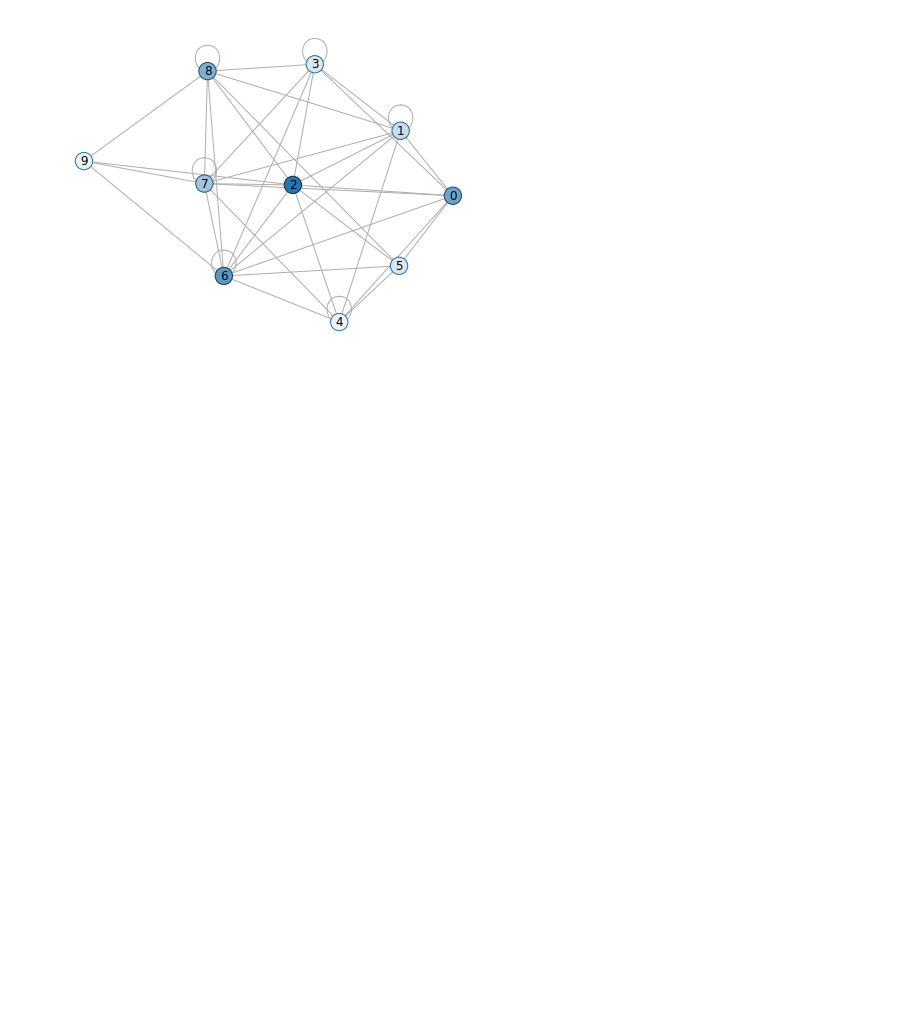
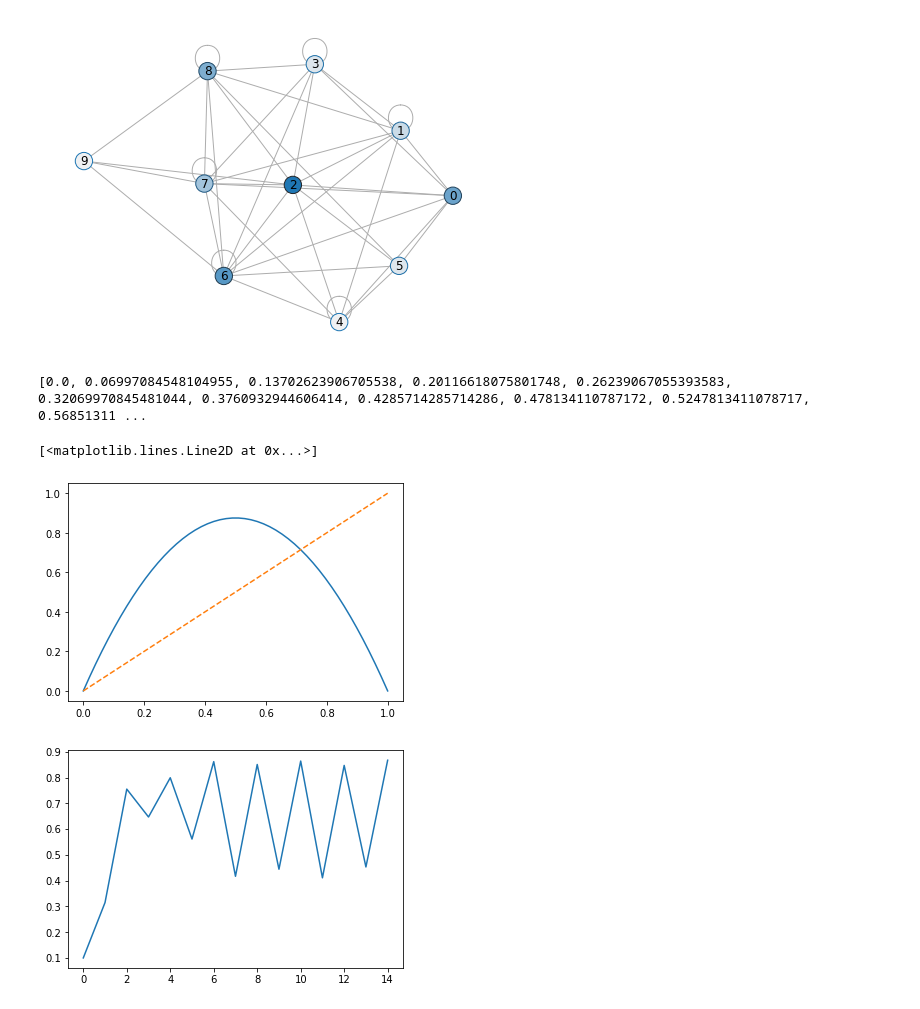
Before and after one commit to Benjamin-Wkd/Network-Graph-Analysis, a Jupyter notebook: load Matlab struct.ipynb, the cells around one changed output. Drawn from its saved outputs; the diff is of its cells as text; code cells hidden in the pictures; blank space fills up the shorter version.

```diff
--- a/load Matlab struct.ipynb
+++ b/load Matlab struct.ipynb
@@ -636,11 +713,4 @@ def normed_mi_hand(x,y):
   return norm_MI, surrogate
-# %%
-# surrogate
-mi = []
-for i in range(3):
-  yrand = np.random.shuffle(y)
-  mi+=[gcmi_1d_cc(x,yrand)]
-  print(y, yrand)
 # %% [markdown]
 mi = []
 for i in range(100):
@@ -970,3 +1040,26 @@ ax, _ = cpnet.draw(D,c, x, ax,font_size=12,draw_labels_kwd={'labels':label_a} )
 {0: 0.7090909090909091, 1: 0.2903225806451613, 2: 1.0, 3: 0.1111111111111111, 4: 0.09090909090909091, 5: 0.17391304347826086, 6: 0.8615384615384616, 7: 0.45, 8: 0.6041666666666666, 9: 0.0}
 {0: 0, 1: 0, 2: 0, 3: 0, 4: 0, 5: 0, 6: 0, 7: 0, 8: 0, 9: 0}
 [figure]
+# %%
+# Chaos theory
+def x(n,x0,r):
+  if n==0:
+    return x0
+  else:
+    return r*x(n-1,x0,r)*(1-x(n-1,x0,r))
+
+x0 = 0.1
+r = 3.5
+N = 15 #samples
+evolu_x = [x(n,x0,r) for n in range(N)]
+evolu_x0 = [x(1,x0,r) for x0 in np.linspace(0,1)]
+print(evolu_x0)
+plt.plot(np.linspace(0,1), evolu_x0)
+plt.plot(np.linspace(0,1),np.linspace(0,1),'--')
+plt.figure()
+plt.plot(range(N), evolu_x)
+# %% [output]
+[0.0, 0.06997084548104955, 0.13702623906705538, 0.20116618075801748, 0.26239067055393583, 0.32069970845481044, 0.3760932944606414, 0.4285714285714286, 0.478134110787172, 0.5247813411078717, 0.56851311 ...
+[<matplotlib.lines.Line2D at 0x...>]
+[figure, added]
+[figure, added]
```
Also changed, not shown: parts of 9 cells of this notebook.
